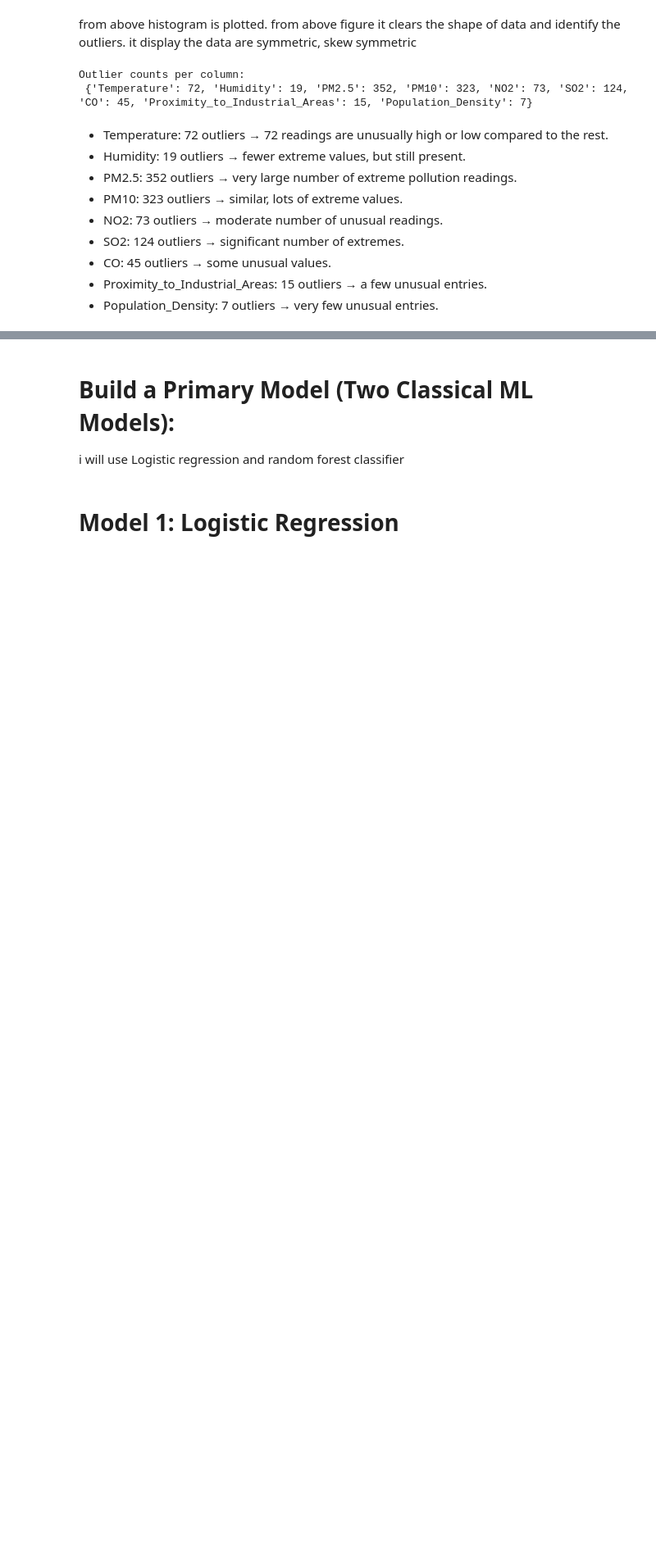
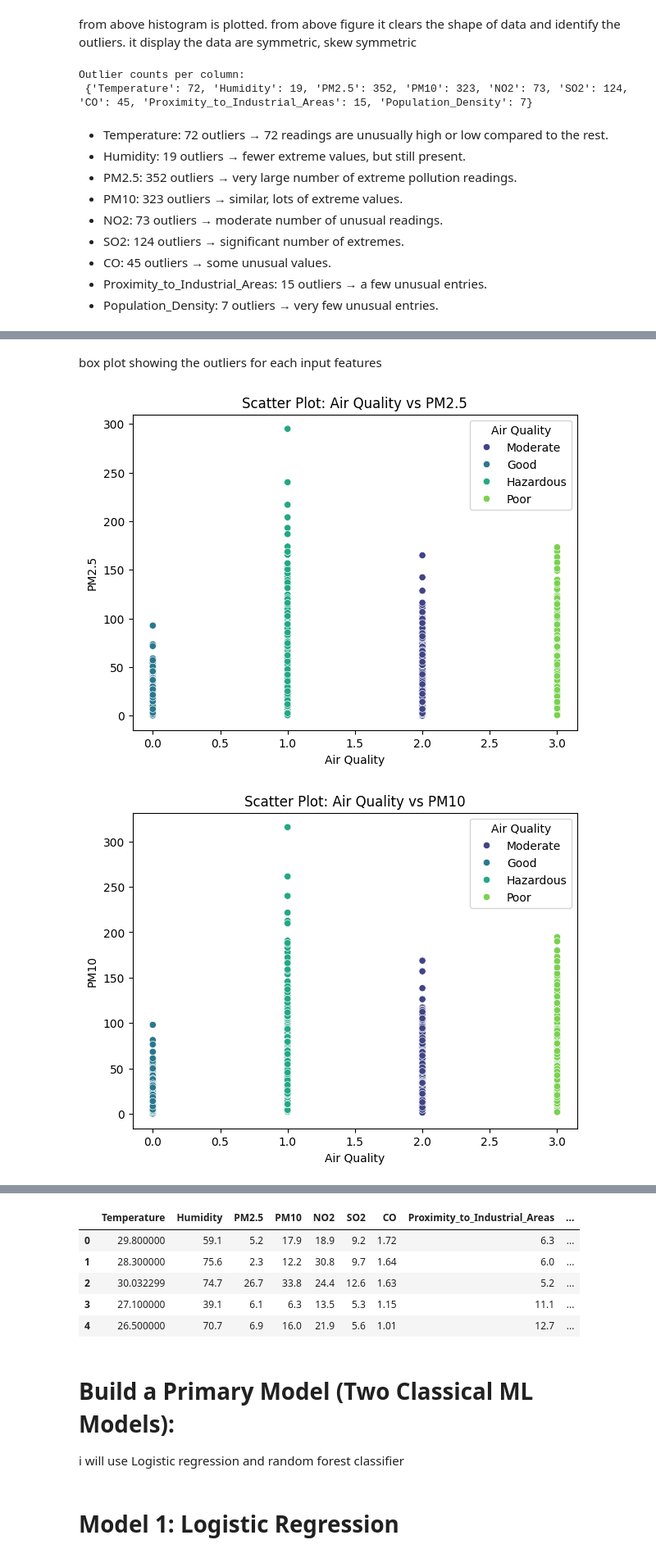
Before and after one commit to budhathoki10/Concept_and_Technology_of_AI, a Jupyter notebook: 2501392_Kushal_Budhathoki_classification.ipynb, the cells around one changed output, grey strips where cells are left out. Shown at 82% size. Drawn from its saved outputs; the diff is of its cells as text; code cells hidden in the pictures; blank space fills up the shorter version.

```diff
--- a/2501392_Kushal_Budhathoki_classification.ipynb
+++ b/2501392_Kushal_Budhathoki_classification.ipynb
@@ -236,0 +287,28 @@ Outlier counts per column:
+# %% [markdown]
+box plot showing the outliers for each input features
+# %%
+
+from sklearn.preprocessing import LabelEncoder
+
+# label encoder converts the categorical value or text value into number
+
+le = LabelEncoder()
+df['AirQuality_encoded'] = le.fit_transform(df['Air Quality'])
+
+numeric_cols = ['PM2.5', 'PM10', 'NO2', 'SO2', 'CO', 'Temperature', 'Humidity']
+
+for col in numeric_cols:
+    plt.figure(figsize=(7,5))
+    sns.scatterplot(x='AirQuality_encoded', y=col, data=df, hue='Air Quality', palette='viridis')
+    plt.title(f"Scatter Plot: Air Quality vs {col}")
+    plt.xlabel("Air Quality")
+    plt.ylabel(col)
+    plt.show()
+
+
+drop_column = df.drop(['AirQuality_encoded'], axis=1, inplace=True)
+
+df.head()
+# %% [output]
+[figure, added]
+[figure, added]
@@ -237,3 +320,9 @@ Outlier counts per column:
+|  | Temperature | Humidity | PM2.5 | PM10 | NO2 | SO2 | CO | Proximity_to_Industrial_Areas | ... |
+| 0 | 29.800000 | 59.1 | 5.2 | 17.9 | 18.9 | 9.2 | 1.72 | 6.3 | ... |
+| 1 | 28.300000 | 75.6 | 2.3 | 12.2 | 30.8 | 9.7 | 1.64 | 6.0 | ... |
+| 2 | 30.032299 | 74.7 | 26.7 | 33.8 | 24.4 | 12.6 | 1.63 | 5.2 | ... |
+| 3 | 27.100000 | 39.1 | 6.1 | 6.3 | 13.5 | 5.3 | 1.15 | 11.1 | ... |
+| 4 | 26.500000 | 70.7 | 6.9 | 16.0 | 21.9 | 5.6 | 1.01 | 12.7 | ... |
 # %% [markdown]
 # Build a Primary Model  (Two Classical ML Models): <br>
 i will use Logistic regression and random forest classifier
```
Also changed, not shown: parts of 51 cells of this notebook.
